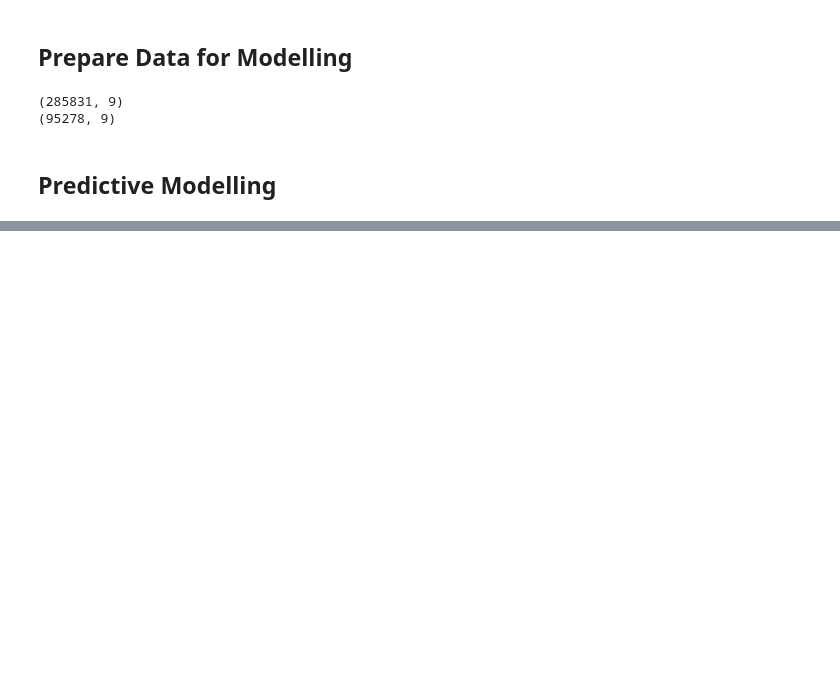
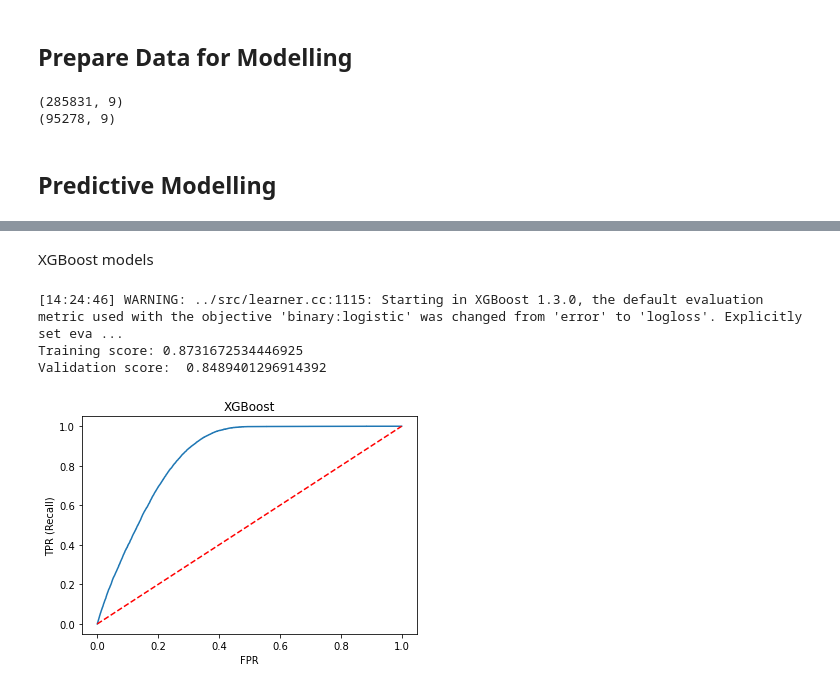
Before and after one commit to Mkho-cs/HICSP-Predictive-Analysis, a Jupyter notebook: main/analysis.ipynb, the cells around one changed output, grey strips where cells are left out. Drawn from its saved outputs; the diff is of its cells as text; code cells hidden in the pictures; blank space fills up the shorter version.

```diff
--- a/main/analysis.ipynb
+++ b/main/analysis.ipynb
@@ -143,0 +181,13 @@ The ROC-AUC score metrics will be used since dataset is imbalanced (significant
+# %% [markdown]
+XGBoost models
+# %%
+model_xgb_1.fit(x_train, y_train)
+train_roc_auc, val_roc_auc = evaluate_roc_auc(model_xgb_1, train, val)
+print("Training score:", train_roc_auc)
+print("Validation score: ", val_roc_auc)
+plot_roc(model_xgb_1, val, "XGBoost")
+# %% [output]
+[14:24:46] WARNING: ../src/learner.cc:1115: Starting in XGBoost 1.3.0, the default evaluation metric used with the objective 'binary:logistic' was changed from 'error' to 'logloss'. Explicitly set eva ...
+Training score: 0.8731672534446925
+Validation score:  0.8489401296914392
+[figure, added]
```
Also changed, not shown: parts of 8 cells of this notebook, 2 other files.
